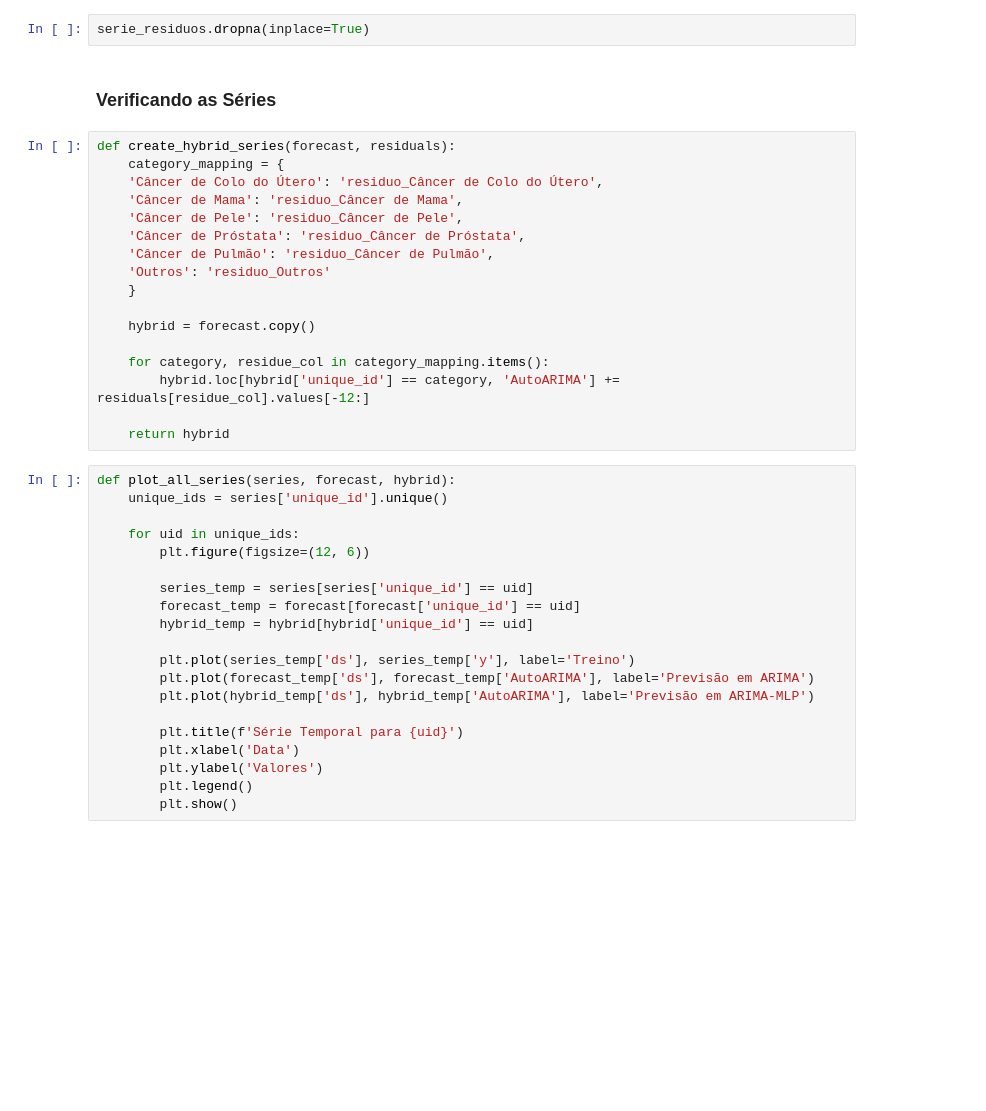
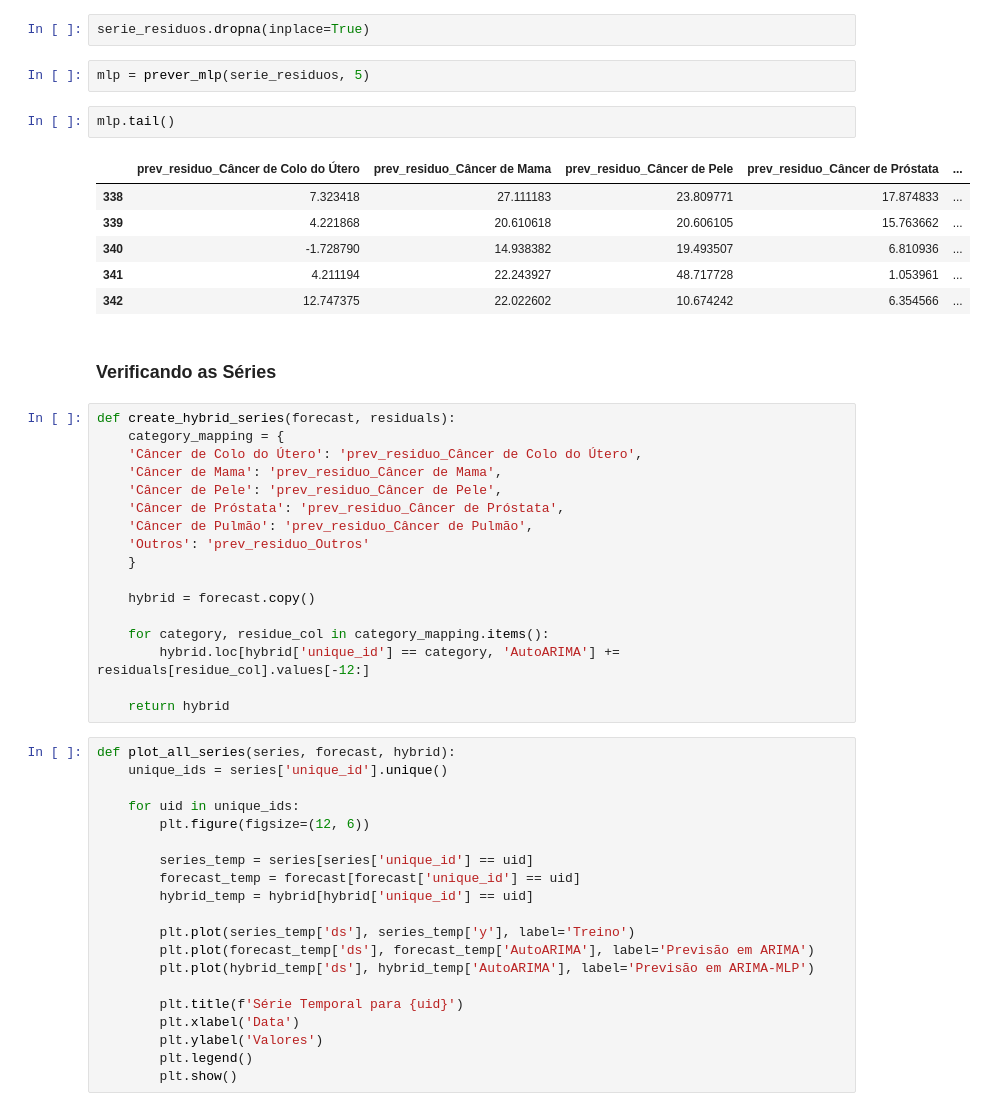
Before and after one commit to MateusVasc/IC-Cancer-Time-Series, a Jupyter notebook: Construindo o modelo hibrido/hibrido_main.ipynb, the cells around one changed output. Drawn from its saved outputs; the diff is of its cells as text; blank space fills up the shorter version.

```diff
--- a/Construindo o modelo hibrido/hibrido_main.ipynb
+++ b/Construindo o modelo hibrido/hibrido_main.ipynb
@@ -203,17 +203,28 @@ forecast, fitted = prever_arima(serie_nordeste)
 serie_residuos = modelar_residuos(serie_nordeste, forecast, fitted)
 # %%
 serie_residuos.dropna(inplace=True)
+# %%
+mlp = prever_mlp(serie_residuos, 5)
+# %%
+mlp.tail()
+# %% [output]
+|  | prev_residuo_Câncer de Colo do Útero | prev_residuo_Câncer de Mama | prev_residuo_Câncer de Pele | prev_residuo_Câncer de Próstata | ... |
+| 338 | 7.323418 | 27.111183 | 23.809771 | 17.874833 | ... |
+| 339 | 4.221868 | 20.610618 | 20.606105 | 15.763662 | ... |
+| 340 | -1.728790 | 14.938382 | 19.493507 | 6.810936 | ... |
+| 341 | 4.211194 | 22.243927 | 48.717728 | 1.053961 | ... |
+| 342 | 12.747375 | 22.022602 | 10.674242 | 6.354566 | ... |
 # %% [markdown]
 ### Verificando as Séries
 # %%
 def create_hybrid_series(forecast, residuals):
     category_mapping = {
-    'Câncer de Colo do Útero': 'residuo_Câncer de Colo do Útero',
-    'Câncer de Mama': 'residuo_Câncer de Mama',
-    'Câncer de Pele': 'residuo_Câncer de Pele',
-    'Câncer de Próstata': 'residuo_Câncer de Próstata',
-    'Câncer de Pulmão': 'residuo_Câncer de Pulmão',
-    'Outros': 'residuo_Outros'
+    'Câncer de Colo do Útero': 'prev_residuo_Câncer de Colo do Útero',
+    'Câncer de Mama': 'prev_residuo_Câncer de Mama',
+    'Câncer de Pele': 'prev_residuo_Câncer de Pele',
+    'Câncer de Próstata': 'prev_residuo_Câncer de Próstata',
+    'Câncer de Pulmão': 'prev_residuo_Câncer de Pulmão',
+    'Outros': 'prev_residuo_Outros'
     }
 
     hybrid = forecast.copy()
```
Also changed, not shown: parts of 1 cell of this notebook.
